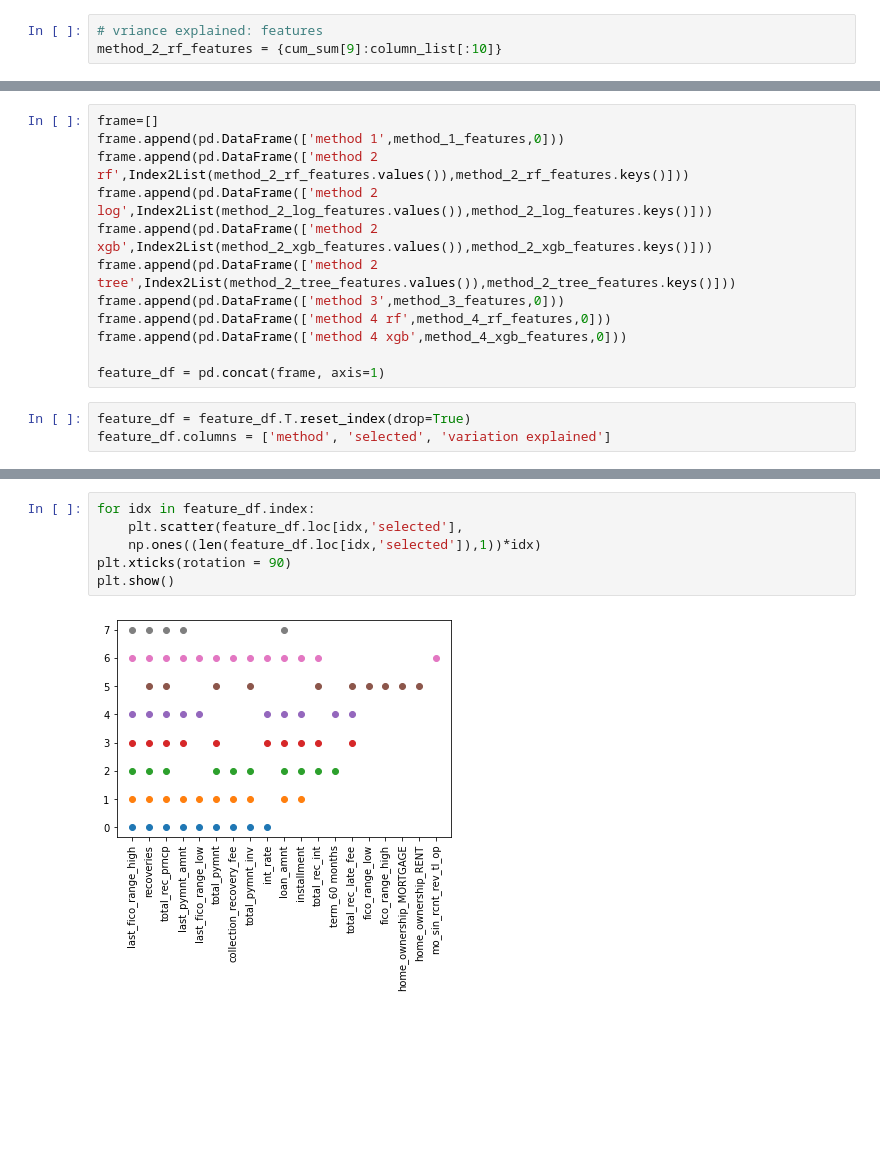
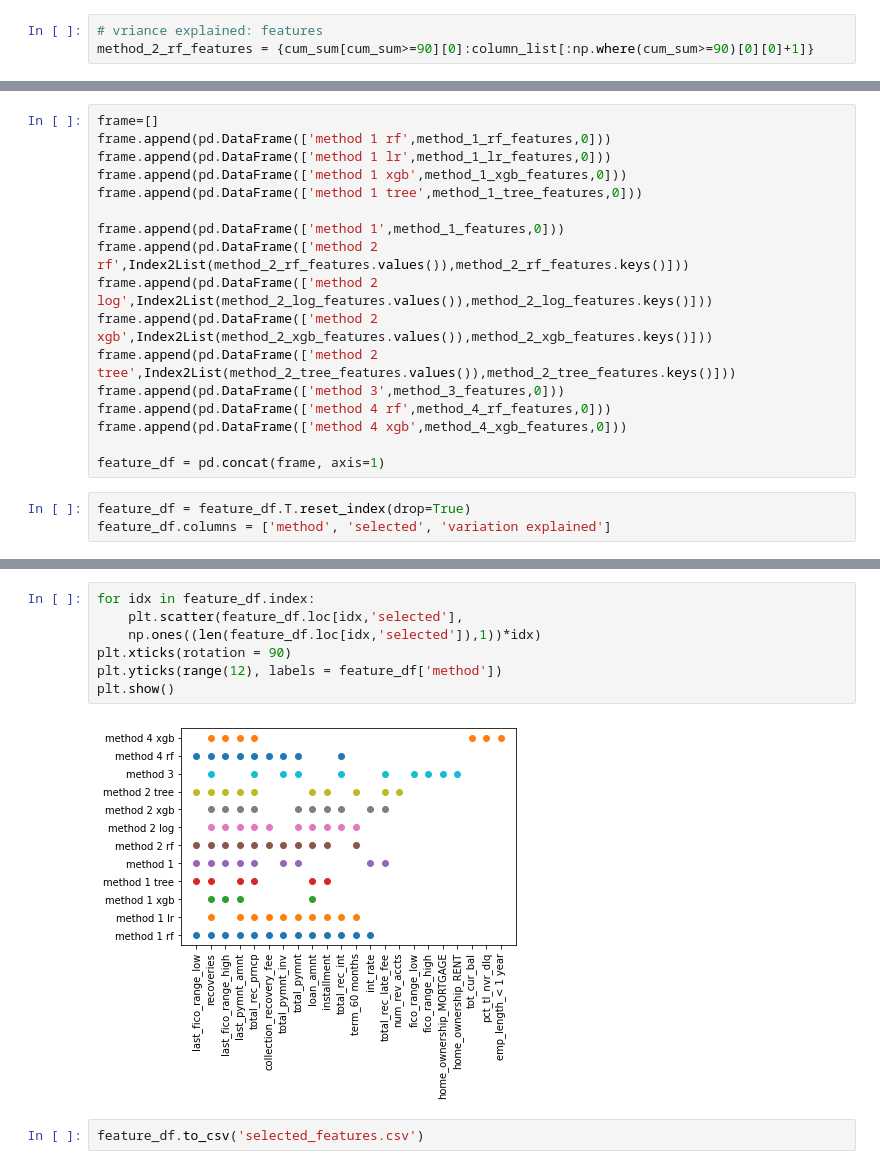
Before and after one commit to wlwlct/Loan-Default-Prediction, a Jupyter notebook: Feature Selection.ipynb, the cells around one changed output, grey strips where cells are left out. Cells and saved outputs as stored; diff of their text form; blank space fills up the shorter version.

```diff
--- a/Feature Selection.ipynb
+++ b/Feature Selection.ipynb
@@ -297,6 +322,6 @@ column_list, cum_sum, feature_ratio_order= make_shap_waterfall_plot(shap_values[
 # %%
 # vriance explained: features
-method_2_rf_features = {cum_sum[9]:column_list[:10]}
+method_2_rf_features = {cum_sum[cum_sum>=90][0]:column_list[:np.where(cum_sum>=90)[0][0]+1]}
 # %% [markdown]
 #### tree
 # %%
@@ -466,6 +485,11 @@ def Index2List(test):
     return list(test)[0].tolist()
 # %%
 frame=[]
+frame.append(pd.DataFrame(['method 1 rf',method_1_rf_features,0]))
+frame.append(pd.DataFrame(['method 1 lr',method_1_lr_features,0]))
+frame.append(pd.DataFrame(['method 1 xgb',method_1_xgb_features,0]))
+frame.append(pd.DataFrame(['method 1 tree',method_1_tree_features,0]))
+
 frame.append(pd.DataFrame(['method 1',method_1_features,0]))
 frame.append(pd.DataFrame(['method 2 rf',Index2List(method_2_rf_features.values()),method_2_rf_features.keys()]))
 frame.append(pd.DataFrame(['method 2 log',Index2List(method_2_log_features.values()),method_2_log_features.keys()]))
@@ -494,8 +522,11 @@ feature_df
 # %%
 for idx in feature_df.index:
     plt.scatter(feature_df.loc[idx,'selected'],
     np.ones((len(feature_df.loc[idx,'selected']),1))*idx)
 plt.xticks(rotation = 90)
+plt.yticks(range(12), labels = feature_df['method'])
 plt.show()
 # %% [output]
-[figure, old version]
+[figure, new version]
+# %%
+feature_df.to_csv('selected_features.csv')
```
Also changed, not shown: parts of 18 cells of this notebook.
